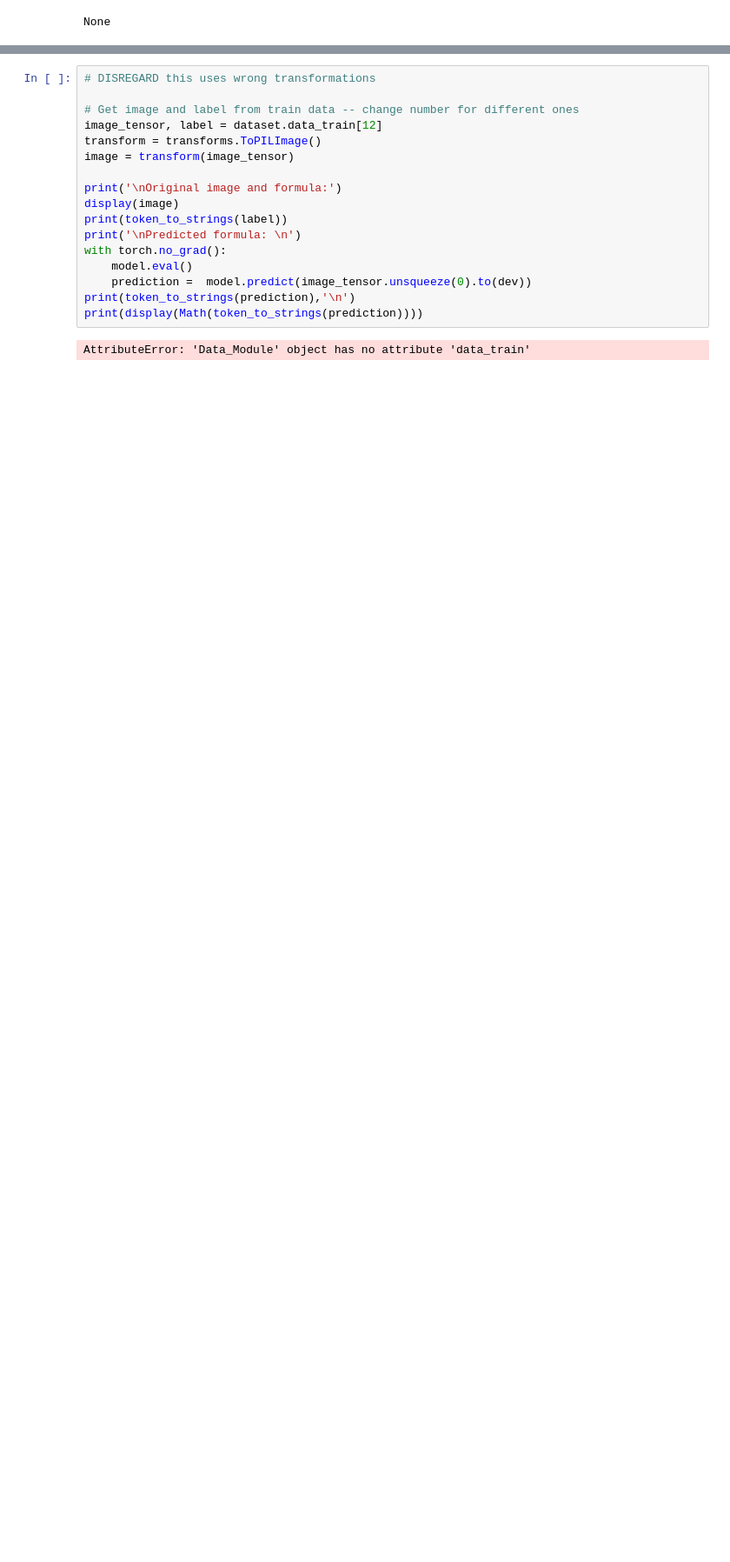
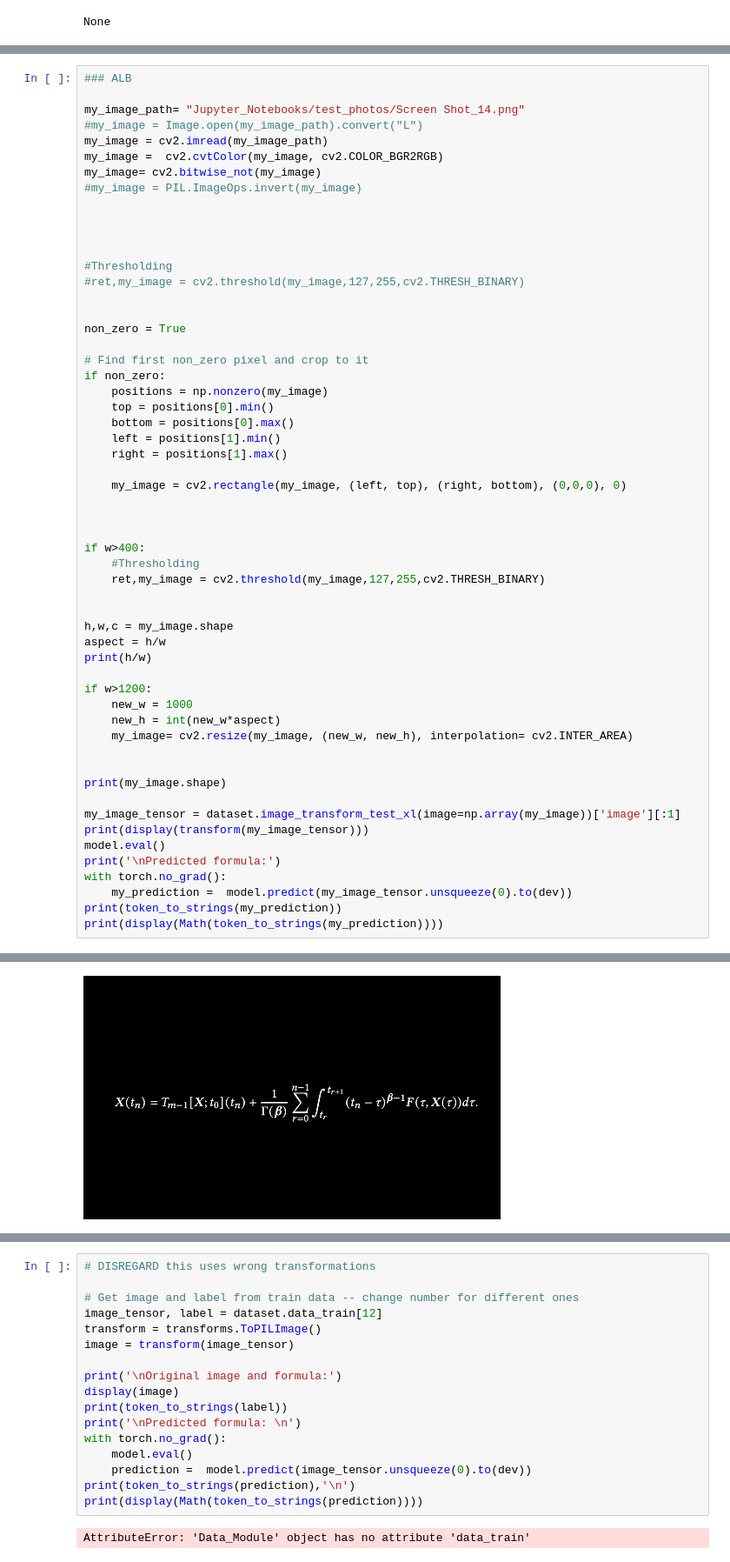
Before and after one commit to gmarus777/image-to-tex-OCR, a Jupyter notebook: Jupyter_Notebooks/LOCAL_INFERENCE.ipynb, the cells around one changed output, grey strips where cells are left out. Shown at 87% size. Cells and saved outputs as stored; diff of their text form; blank space fills up the shorter version.

```diff
--- a/Jupyter_Notebooks/LOCAL_INFERENCE.ipynb
+++ b/Jupyter_Notebooks/LOCAL_INFERENCE.ipynb
@@ -654,0 +487,57 @@ None
+# %%
+### ALB
+
+my_image_path= "Jupyter_Notebooks/test_photos/Screen Shot_14.png"
+#my_image = Image.open(my_image_path).convert("L")
+my_image = cv2.imread(my_image_path)
+my_image =  cv2.cvtColor(my_image, cv2.COLOR_BGR2RGB)
+my_image= cv2.bitwise_not(my_image)
+#my_image = PIL.ImageOps.invert(my_image)
+
+
+
+
+#Thresholding
+#ret,my_image = cv2.threshold(my_image,127,255,cv2.THRESH_BINARY)
+
+
+non_zero = True
+
+# Find first non_zero pixel and crop to it
+if non_zero:
+    positions = np.nonzero(my_image)
+    top = positions[0].min()
+    bottom = positions[0].max()
+    left = positions[1].min()
+    right = positions[1].max()
+
+    my_image = cv2.rectangle(my_image, (left, top), (right, bottom), (0,0,0), 0)
+
+
+
+if w>400:
+    #Thresholding
+    ret,my_image = cv2.threshold(my_image,127,255,cv2.THRESH_BINARY)
+
+
+h,w,c = my_image.shape
+aspect = h/w
+print(h/w)
+
+if w>1200:
+    new_w = 1000
+    new_h = int(new_w*aspect)
+    my_image= cv2.resize(my_image, (new_w, new_h), interpolation= cv2.INTER_AREA)
+
+
+print(my_image.shape)
+
+my_image_tensor = dataset.image_transform_test_xl(image=np.array(my_image))['image'][:1]
+print(display(transform(my_image_tensor)))
+model.eval()
+print('\nPredicted formula:')
+with torch.no_grad():
+    my_prediction =  model.predict(my_image_tensor.unsqueeze(0).to(dev))
+print(token_to_strings(my_prediction))
+print(display(Math(token_to_strings(my_prediction))))
+# %% [output]
@@ -654,0 +546 @@ None
+[figure, added]
```
Also changed, not shown: parts of 10 cells of this notebook, 5 other files.
